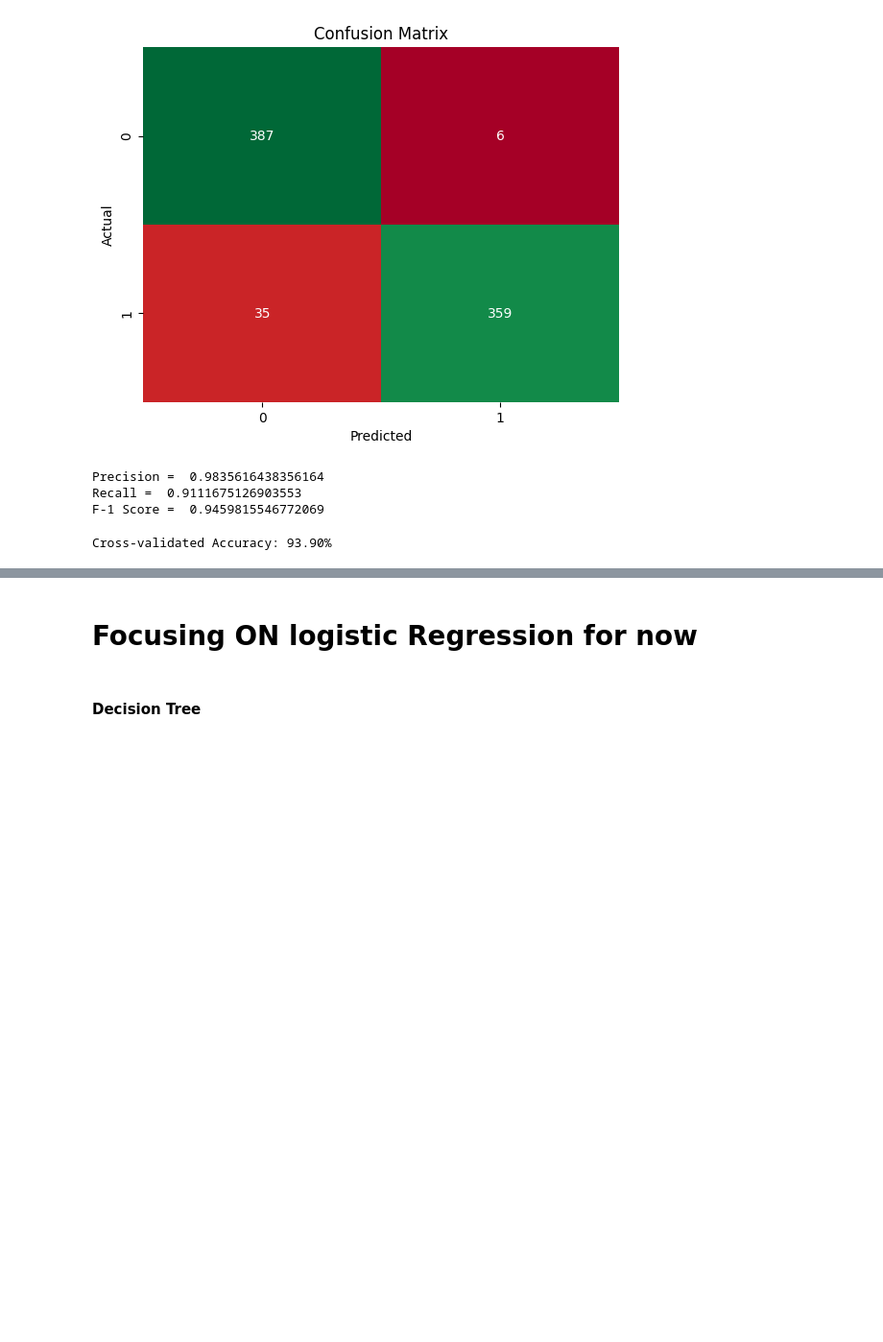
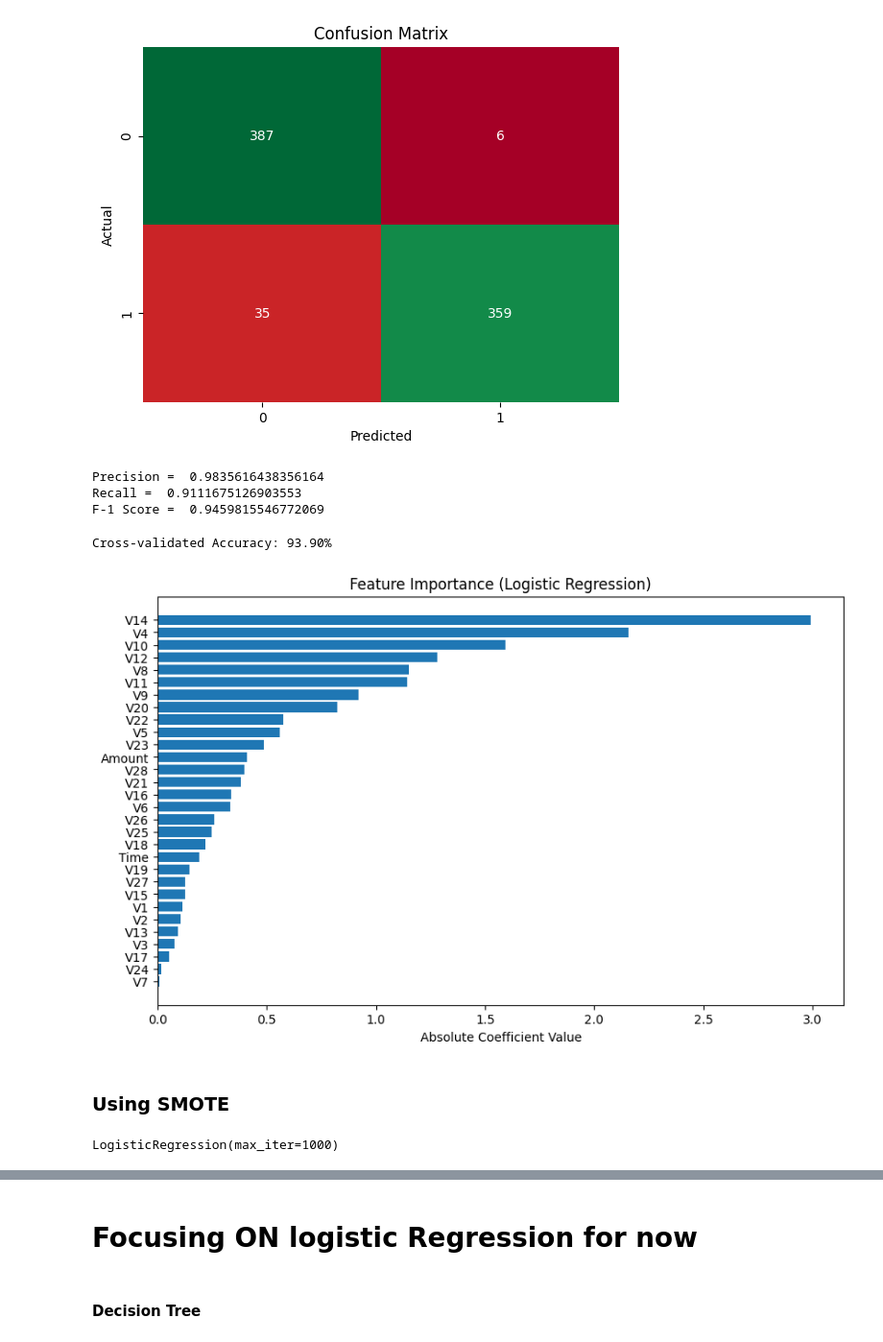
Before and after one commit to JOCRZ/TechnoHacks_Internship, a Jupyter notebook: Project1/EDA.ipynb, the cells around one changed output, grey strips where cells are left out. Shown: that part at 96% size. Cells and saved outputs as stored; diff of their text form; code cells hidden in the pictures; blank space fills up the shorter version.

```diff
--- a/Project1/EDA.ipynb
+++ b/Project1/EDA.ipynb
@@ -210,3 +210,39 @@ cv_results = cross_val_score(lr, X_train, y_train, cv=kfold, scoring='accuracy')
 print("Cross-validated Accuracy: %.2f%%" % (np.mean(cv_results) * 100))
 # %% [output]
 Cross-validated Accuracy: 93.90%
+# %%
+import numpy as np
+import matplotlib.pyplot as plt
+
+# Assuming you have a trained logistic regression model called 'model'
+# and X_train contains your training feature matrix
+
+# Get the coefficients from the logistic regression model
+coefficients = lr.coef_[0]
+
+# Calculate the absolute magnitude of coefficients
+absolute_coefficients = np.abs(coefficients)
+
+# Define feature names manually or access them from wherever you defined them
+feature_names = ['Time', 'V1', 'V2', 'V3', 'V4', 'V5', 'V6', 'V7', 'V8', 'V9', 'V10',
+       'V11', 'V12', 'V13', 'V14', 'V15', 'V16', 'V17', 'V18', 'V19', 'V20',
+       'V21', 'V22', 'V23', 'V24', 'V25', 'V26', 'V27', 'V28', 'Amount']  # Replace with your actual feature names
+
+# Sort feature names by absolute coefficient values (importance)
+sorted_feature_names = [x for _, x in sorted(zip(absolute_coefficients, feature_names), reverse=True)]
+
+# Sort the coefficients accordingly
+sorted_coefficients = np.sort(absolute_coefficients)[::-1]
+
+# Create a bar plot of feature importance
+plt.figure(figsize=(10, 6))
+plt.barh(range(len(sorted_feature_names)), sorted_coefficients, align='center')
+plt.yticks(range(len(sorted_feature_names)), sorted_feature_names)
+plt.xlabel('Absolute Coefficient Value')
+plt.title('Feature Importance (Logistic Regression)')
+plt.gca().invert_yaxis()  # Invert the y-axis for better visualization
+plt.show()
+# %% [output]
+[figure, added]
+# %% [markdown]
+### Using SMOTE
@@ -212,0 +268,7 @@ Cross-validated Accuracy: 93.90%
+# %%
+from sklearn.linear_model import LogisticRegression
+
+lr2 = LogisticRegression(max_iter=1000)
+lr2.fit(X_train,y_train)
+# %% [output]
+LogisticRegression(max_iter=1000)
```
Also changed, not shown: parts of 12 cells of this notebook.
